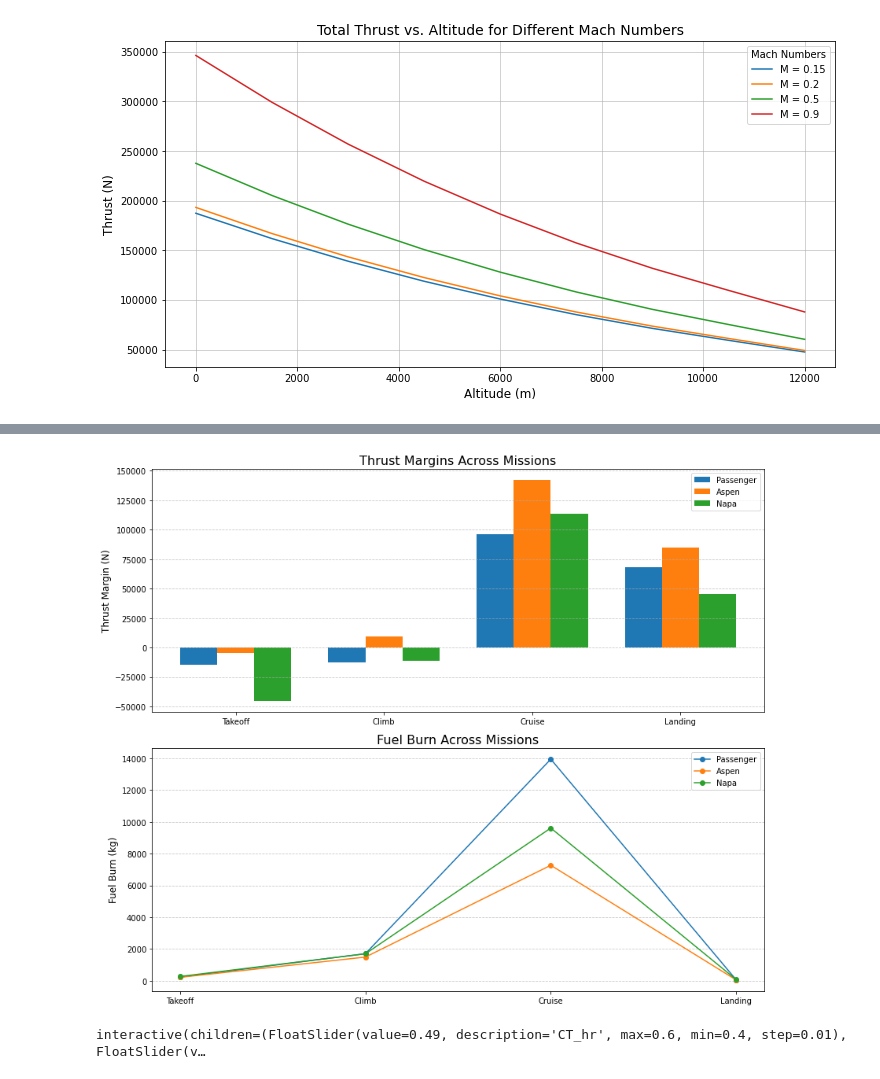
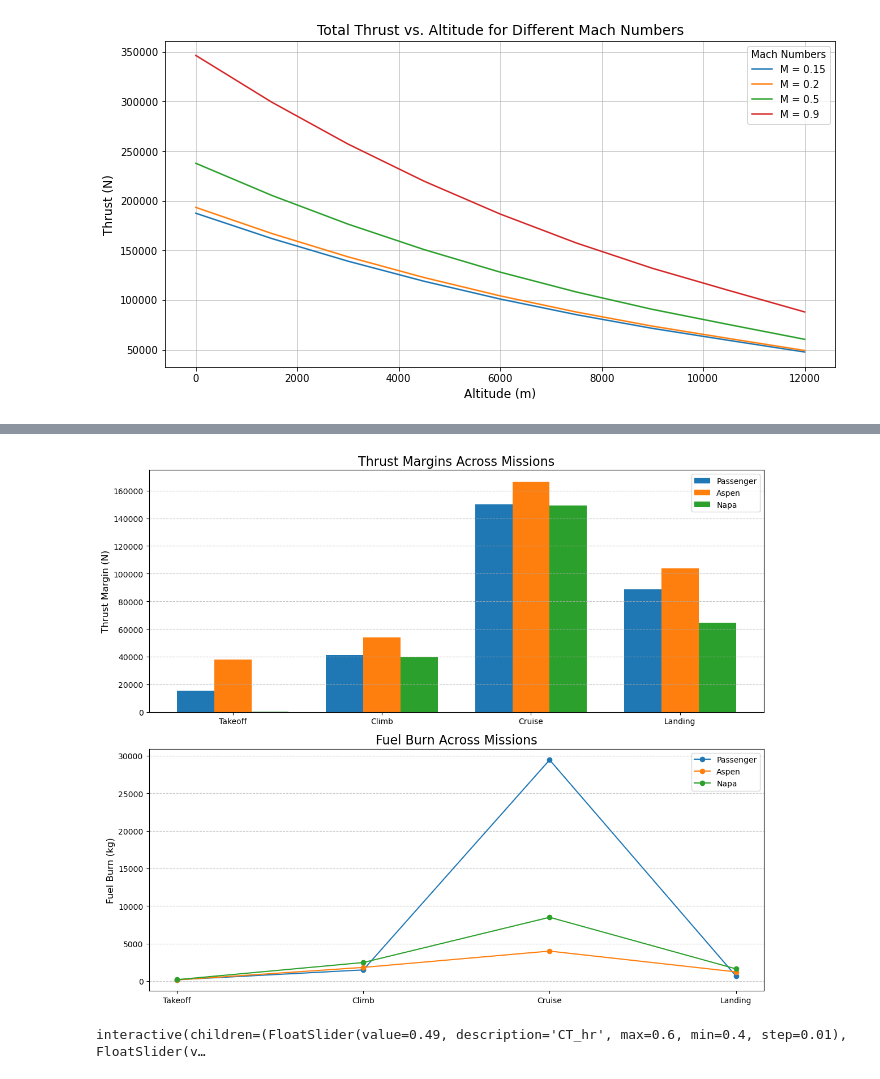
Before and after one commit to AntoineVanHoye/integrated_project, a Jupyter notebook: thrust.ipynb, the cells around one changed output, grey strips where cells are left out. Drawn from its saved outputs; the diff is of its cells as text; code cells hidden in the pictures.

```diff
--- a/thrust.ipynb
+++ b/thrust.ipynb
@@ -7,7 +7,7 @@ rho0 = 1.225  # Sea level air density (kg/m^3)
 h = [0, 3000, 12500, 0]  # Altitudes in meters (takeoff, climb, cruise, landing)
 Cd0 = 0.021  # Parasitic drag coefficient
 delta = 0.005  # Induced drag correction factor
-AR = 1.5 # Effective  Aspect ratio
+AR = 4.5 # Effective  Aspect ratio
 CL = [1, 0.5, 0.261, 1.7]  # Adjusted Lift coefficients for phases (lower landing CL)
 S = 204.41   # Wing area (m^2)
 W = 471511.32  # Aircraft weight (N)
@@ -297,13 +379,13 @@ Landing: 60456.68 N (total for 2 engines)
 import matplotlib.pyplot as plt
 import math
 import numpy as np
-# A little bit of problem with the T/W
+
 # Constants
 rho_sl = 1.225  # Air density at sea level (kg/m³)
 g = 9.81  # Gravitational acceleration (m/s²)
 
 # Inputs
-wing_area = S  # Wing area (m²)
+wing_area = 182.56  # Wing area (m²)
 Cl = [1, 0.6, 0.261, 1.5]  # CL for takeoff, climb, cruise, landing
 Cd = [0.23, 0.10, 0.03, 0.30]  # CD for takeoff, climb, cruise, landing
 gamma_climb = 3  # Climb angle in degrees
@@ -366,7 +448,8 @@ for mission, data in missions.items():
             T = 0.37 * W  # More realistic takeoff T/W ratio
         elif phase == "Climb":
             T_drag = thrust_required(Cd[i], q, wing_area)
-            T = T_drag + climb_thrust(W, gamma_climb)
+            T_climb = climb_thrust(W, gamma_climb)
+            T = max(T_drag, T_climb)  # Choose the dominant factor
         else:
             T = thrust_required(Cd[i], q, wing_area)
 
@@ -415,12 +498,12 @@ Landing Thrust: 108899.10 N
 # %%
 import matplotlib.pyplot as plt
 import numpy as np
-
-# Constants .... pay attention to the engine static thrust
-T_static_per_engine = 80000  # Static thrust per engine (N)
+#still checking this
+# Constants
+T_static_per_engine = 95000  # Static thrust per engine (N)
 engines = 2  # Number of engines
 T_static_total = T_static_per_engine * engines  # Total available thrust (N)
-T0 = 288.15  # Standard temperature (K)
+T0 = 288.15  # Standard sea-level temperature (K)
 rho_sl = 1.225  # Sea level air density (kg/m³)
 TSFC_static = 0.000011  # Static TSFC (kg/N/s)
 phases = ["Takeoff", "Climb", "Cruise", "Landing"]
@@ -431,46 +514,46 @@ missions = {
         "altitude": [0, 5000, 12500, 0],
         "speeds": [70, 140, 290, 60],
         "temperatures": [288.15, 281.65, 268.15, 288.15],
-        "thrust_required": [174459.19, 176318.60, 75701.05, 91658.63],
-        "durations": [120, 900, 18000, 60]
+        "thrust_required": [174459.19, 151641.60, 49734.78, 101474.84],
+        "durations": [90, 900, 55795, 600]
     },
     "Aspen": {
         "altitude": [0, 2500, 11000, 0],
         "speeds": [65, 130, 230, 55],
         "temperatures": [288.15, 281.15, 250.15, 268.15],
-        "thrust_required": [164577.60, 154510.19, 42298.04,  86727.25],
-        "durations": [120, 900, 18000, 60]
+        "thrust_required": [152234.28, 139282.88, 43257.81, 96015.32],
+        "durations": [90, 1200, 9000, 1200]
     },
     "Napa": {
         "altitude": [0, 2000, 12500, 0],
         "speeds": [75, 150, 240, 70],
         "temperatures": [298.15, 293.15, 283.15, 298.15],
-        "thrust_required": [200000.00, 168795.12, 49408.06, 109163.90],
-        "durations": [120, 900, 18000, 60]
+        "thrust_required": [185000.00, 148258.75, 43257.81, 120854.83],
+        "durations": [90, 1500, 18000, 1200]
     },
 }
 
-# Saved results
+# Store results
 thrust_margins = {mission: [] for mission in missions}
 fuel_burns = {mission: [] for mission in missions}
 
-#  calculations
+# Loop through missions
 for mission, data in missions.items():
-    print(f"Mission: {mission}")
+    print(f"\nMission: {mission}")
     thrust_required = data["thrust_required"]
     temperatures = data["temperatures"]
     durations = data["durations"]
 
     for i, phase in enumerate(phases):
-        # Correct available thrust for temperature
-        T_corrected = T_static_total * T0 / temperatures[i]
+        # Corrected Available Thrust (ISA Model)
+        T_corrected = T_static_total * (temperatures[i] / T0) ** -0.7
 
-        # thrust margin
+        # Thrust margin
         margin = T_corrected - thrust_required[i]
         thrust_margins[mission].append(margin)
 
-        #  fuel burn
-        TSFC_corrected = TSFC_static * (temperatures[i] / T0)  # Adjust TSFC
+        # Corrected TSFC
+        TSFC_corrected = TSFC_static * (temperatures[i] / T0) ** 0.5
         fuel_burn = TSFC_corrected * thrust_required[i] * durations[i]
         fuel_burns[mission].append(fuel_burn)
 
@@ -479,22 +562,24 @@ for mission, data in missions.items():
         print(f"  Thrust Margin: {margin:.2f} N")
         print(f"  Fuel Burn: {fuel_burn:.2f} kg")
 
-
+# Visualization
 fig, axs = plt.subplots(2, 1, figsize=(12, 10))
 
+# X-axis positions
+x = np.arange(len(phases))
+width = 0.25  # Bar width
 
-x = np.arange(len(phases))
-width = 0.25
+# Plot Thrust Margins
 for i, mission in enumerate(missions):
     axs[0].bar(x + i * width, thrust_margins[mission], width, label=mission)
 axs[0].set_title("Thrust Margins Across Missions", fontsize=16)
 axs[0].set_ylabel("Thrust Margin (N)", fontsize=12)
-axs[0].set_xticks(x + width)
+axs[0].set_xticks(x + width * (len(missions) - 1) / 2)
 axs[0].set_xticklabels(phases)
 axs[0].legend(fontsize=10)
 axs[0].grid(axis='y', linestyle='--', alpha=0.7)
 
-
+# Plot Fuel Burn
 for mission in missions:
     axs[1].plot(phases, fuel_burns[mission], marker='o', label=mission)
 axs[1].set_title("Fuel Burn Across Missions", fontsize=16)
@@ -525,4 +610,4 @@ Landing:
-[figure, old version]
+[figure, new version]
 # %%
 import numpy as np
 import matplotlib.pyplot as plt
```
Also changed, not shown: parts of 11 cells of this notebook.
